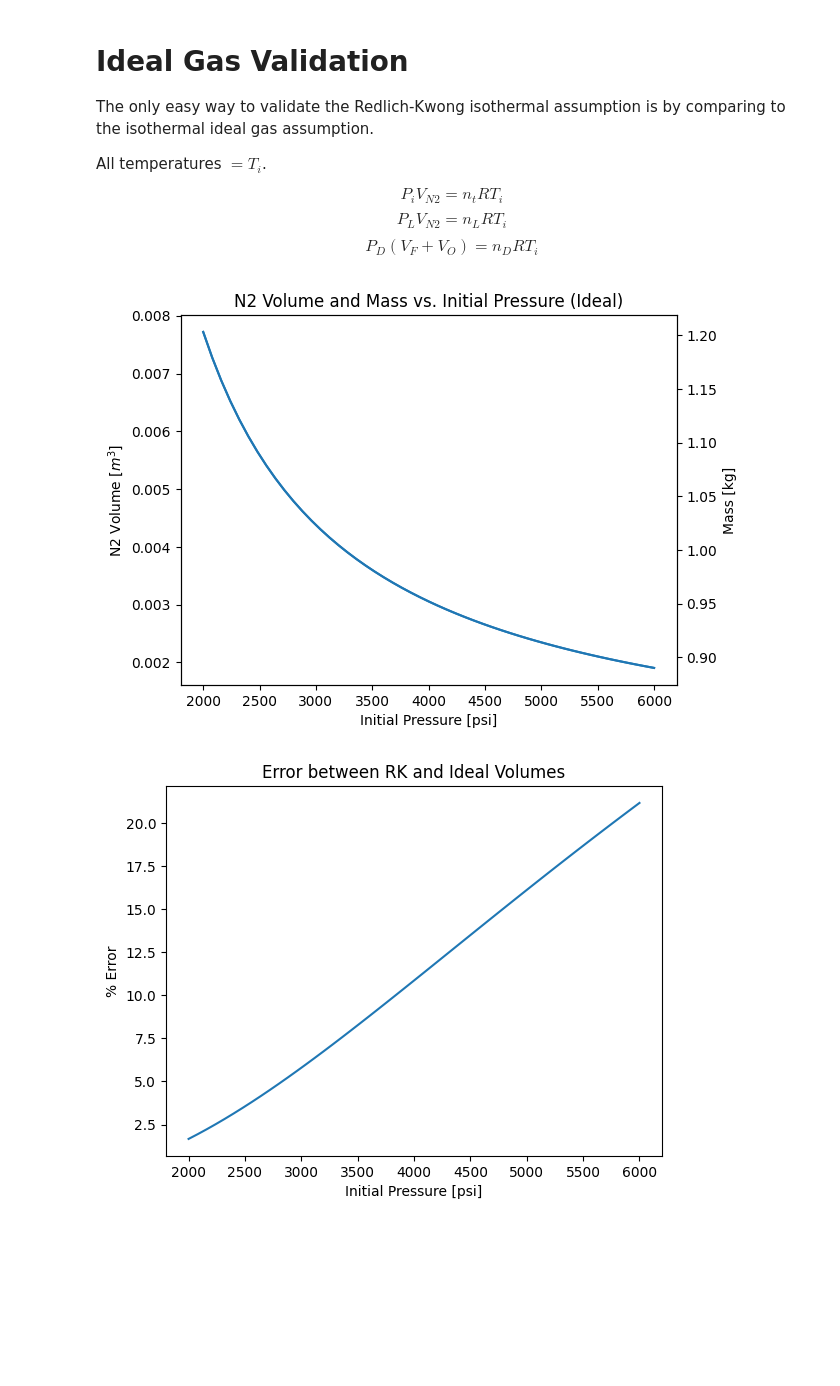
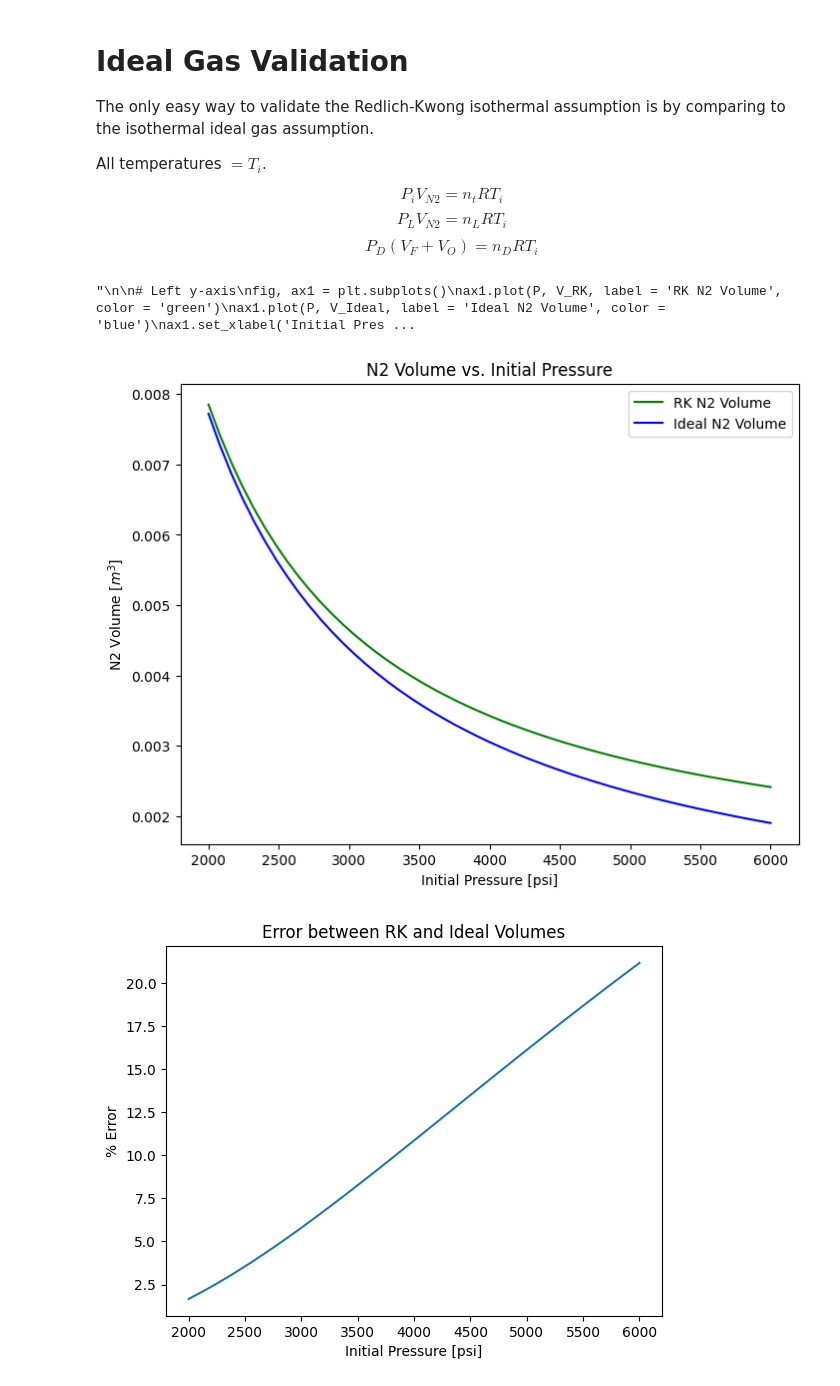
Before and after one commit to UC-Davis-APRL/Propellant-feed, a Jupyter notebook: Tank Sizing Calculator/tankSizing.ipynb, the cells around one changed output. Saved outputs shown, nothing was run; the diff lists cells and outputs as text; code cells hidden in the pictures; blank space fills up the shorter version.

```diff
--- a/Tank Sizing Calculator/tankSizing.ipynb
+++ b/Tank Sizing Calculator/tankSizing.ipynb
@@ -309,6 +323,20 @@ $$ P_i V_{N2} = n_t R T_i $$
 $$ P_L V_{N2} = n_L R T_i $$
 $$ P_D (V_F + V_O) = n_D R T_i $$
 # %%
+P = np.linspace(2000, 6000, 51)    # Run loop for 51 values of initial pressure
+M = np.zeros(len(P))
+V = np.zeros(len(P))                # Store volume values on each run
+
+for i in range(0,len(P)):
+    P_i = P[i] * 6894.76
+    initial_guess = [0.005, 5]                              # Changing guess will not change final answer
+    V_N2, n_L = fsolve(n2initial_leftover, initial_guess)
+    V[i] = V_N2
+    M[i] = (n_L + n_D) * M_N2
+
+V_RK = V
+M_RK = M
+
 T = T_i
 
 n_D = P_D * (V_F + V_O) / (R * T)
@@ -330,29 +358,45 @@ for i in range(0,len(P)):
     V[i] = V_N2
     M[i] = (n_L + n_D) * M_N2
 
-x = P
-y1 = V
-y2 = M
+V_Ideal = V
+M_Ideal = M
 
-V_Ideal = V
+"""
 
 # Left y-axis
 fig, ax1 = plt.subplots()
-ax1.plot(x, y1)
+ax1.plot(P, V_RK, label = 'RK N2 Volume', color = 'green')
+ax1.plot(P, V_Ideal, label = 'Ideal N2 Volume', color = 'blue')
 ax1.set_xlabel('Initial Pressure [psi]')
 ax1.set_ylabel('N2 Volume [$m^3$]')
 ax1.tick_params('y')
 
 # Right y-axis
 ax2 = ax1.twinx()
-ax2.plot(x, y2)
+ax2.plot(P, M_RK, label = 'RK N2 Mass', color = 'red')
+ax2.plot(P, M_Ideal, label = 'Ideal N2 Mass', color = 'orange')
 ax2.set_ylabel('Mass [kg]')
 ax2.tick_params('y')
 
-plt.title('N2 Volume and Mass vs. Initial Pressure (Ideal)')
+plt.title('N2 Volume and Mass vs. Initial Pressure')
+plt.legend(loc='best')
 plt.show()
+
+"""
 # %% [output]
-[figure, removed]
+"\n\n# Left y-axis\nfig, ax1 = plt.subplots()\nax1.plot(P, V_RK, label = 'RK N2 Volume', color = 'green')\nax1.plot(P, V_Ideal, label = 'Ideal N2 Volume', color = 'blue')\nax1.set_xlabel('Initial Pres ...
+# %%
+plt.figure(figsize=(8,6))
+plt.plot(P, V_RK, label = 'RK N2 Volume', color = 'green')
+plt.plot(P, V_Ideal, label = 'Ideal N2 Volume', color = 'blue')
+plt.xlabel('Initial Pressure [psi]')
+plt.ylabel('N2 Volume [$m^3$]')
+
+plt.title('N2 Volume vs. Initial Pressure')
+plt.legend(loc='best')
+plt.show()
+# %% [output]
+[figure, added]
 # %%
 Error = (V_RK - V_Ideal)/V_RK * 100
 
```
Also changed, not shown: parts of 5 cells of this notebook.
